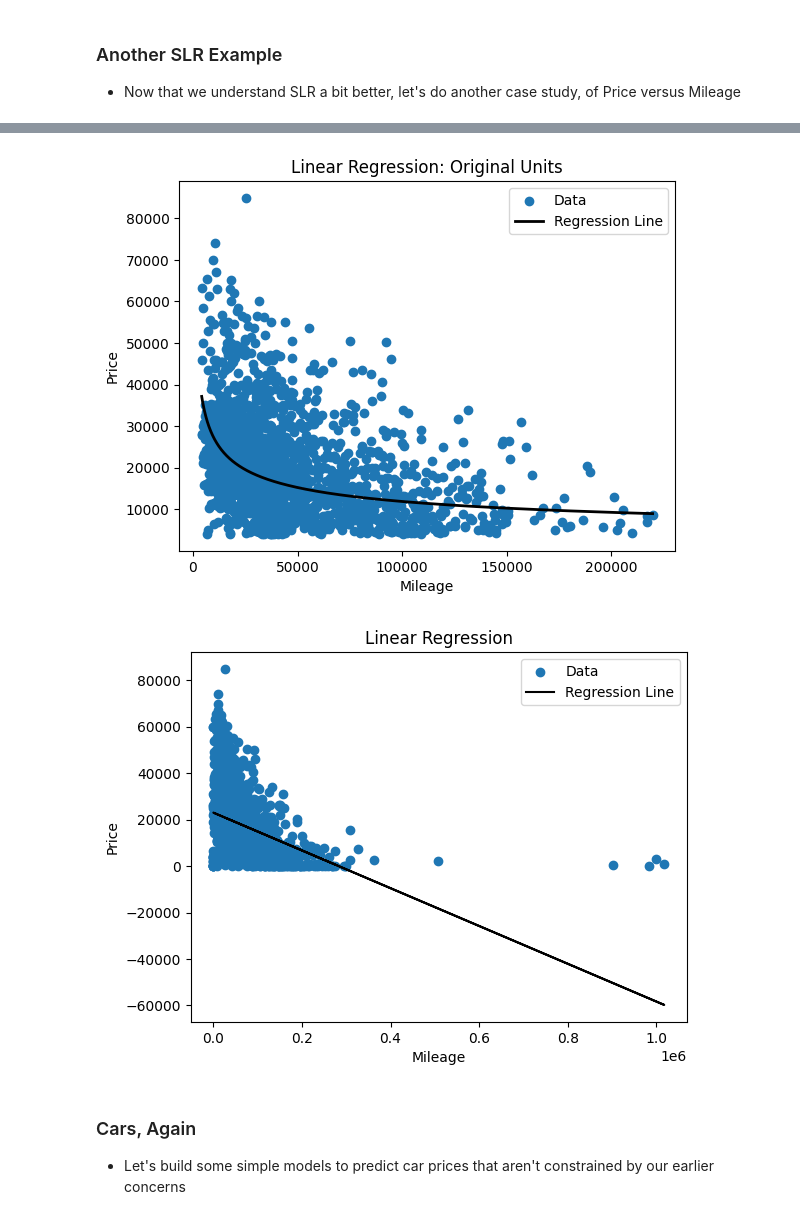
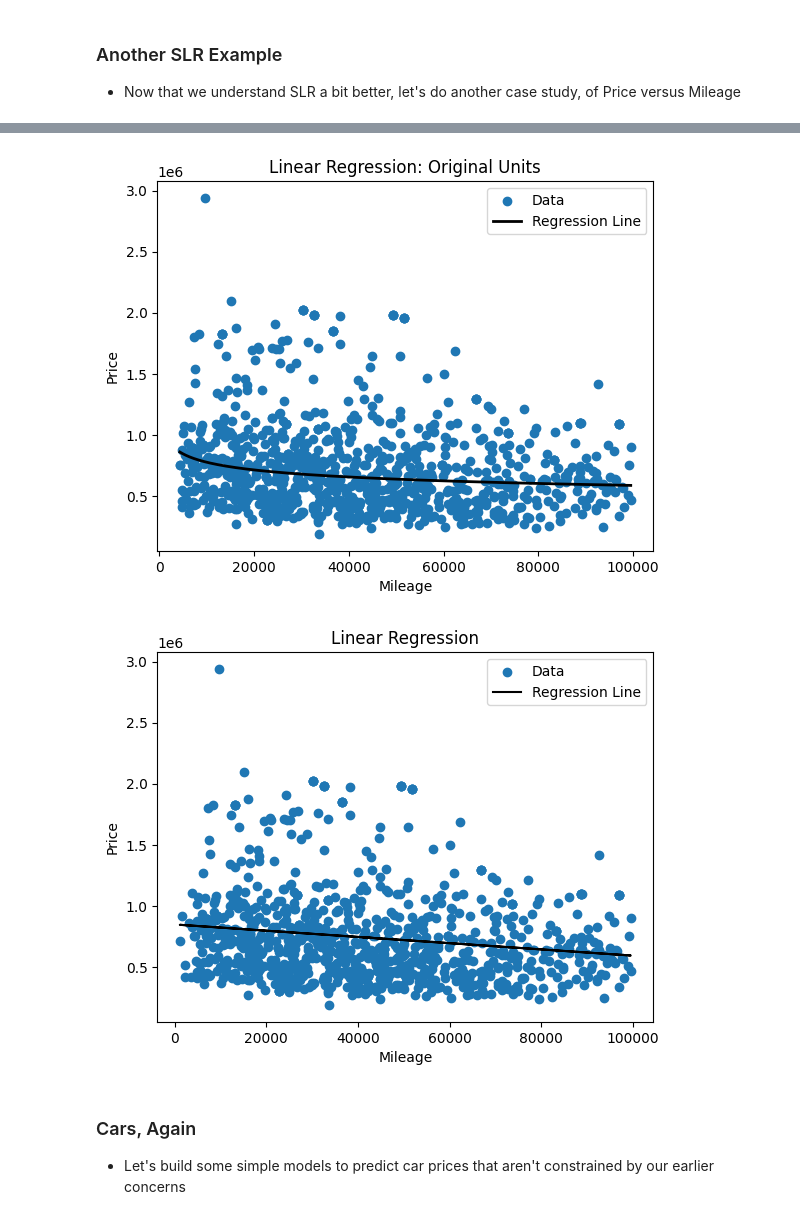
Before and after one commit to stefanregalia/DS-3021, a Jupyter notebook: 05.1_reg_data_prep/revised_linearRegression.ipynb, the cells around one changed output, grey strips where cells are left out. Cells and saved outputs as stored; diff of their text form; code cells hidden in the pictures.

```diff
--- a/05.1_reg_data_prep/revised_linearRegression.ipynb
+++ b/05.1_reg_data_prep/revised_linearRegression.ipynb
@@ -110,5 +120,5 @@ plt.show()
 # %%
 import pandas as pd
 import seaborn as sns
-df = pd.read_csv('./data/USA_cars_datasets.csv') # Load the data
+df = pd.read_csv('data/cars_hw.csv') # Load the data
 df0 = df # Let's keep the original data around for comparison purposes
@@ -858,7 +897,7 @@ Intercept:  14.458431674413642
 # %%
-df.sort_values('mileage',inplace=True) # Sorts the data by age of car
+df.sort_values('mileage_run',inplace=True) # Sorts the data by age of car
 
-x = df['mileage']
+x = df['mileage_run']
 y = df['price']
 coef = slr( df['mileage_ihs'], df['price_ihs'])
 y_hat = np.sinh(coef['b0']+coef['b1']*df['mileage_ihs']) # sinh is the inverse of arcsinh
@@ -872,25 +911,25 @@ plt.title('Linear Regression: Original Units')
 
 plt.show()
 # %% [output]
-[figure, old version]
+[figure, new version]
 # %%
 # Without cleaning/feature engineering:
-x = df0['mileage']
+x = df0['mileage_run']
 y = df0['price']
 
 coef = slr(x,y)
 
 y_hat = coef['b0']+coef['b1']*x
 
 plt.scatter(x,y,label='Data')
 plt.plot(x,y_hat,label='Regression Line',color='black')
 plt.xlabel("Mileage")
 plt.ylabel("Price")
 plt.legend(loc='upper right')
 plt.title('Linear Regression')
 plt.show()
 # %% [output]
-[figure, old version]
+[figure, new version]
 # %% [markdown]
 ### Cars, Again
 - Let's build some simple models to predict car prices that aren't constrained by our earlier concerns
```
Also changed, not shown: parts of 33 cells of this notebook, 1 other file.
